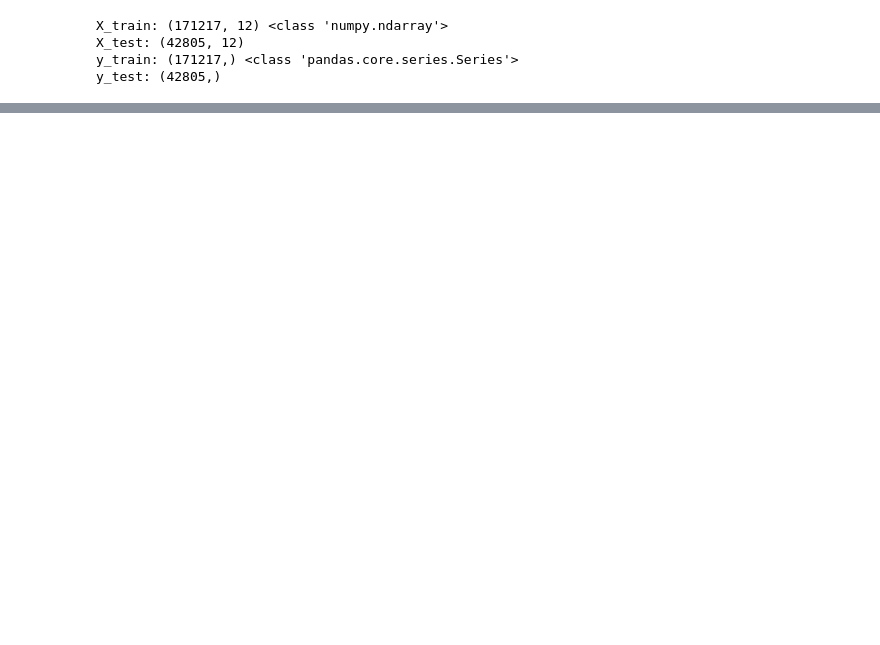
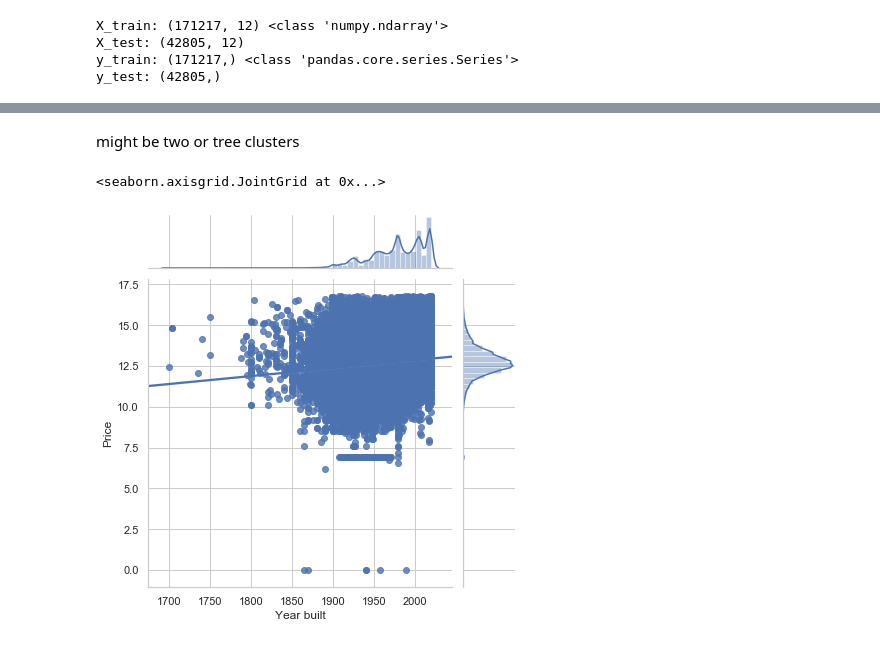
Before and after one commit to Ariellash/Final-DS, a Jupyter notebook: FeaturePreparation.ipynb, the cells around one changed output, grey strips where cells are left out. Cells and saved outputs as stored; diff of their text form; code cells hidden in the pictures; blank space fills up the shorter version.

```diff
--- a/FeaturePreparation.ipynb
+++ b/FeaturePreparation.ipynb
@@ -220,0 +276,7 @@ with open('test_example.json', 'w') as json_file:
+# %% [markdown]
+might be two or tree clusters
+# %%
+sns.jointplot(x = 'Year built', y = 'Price', data = data, kind = 'reg')
+# %% [output]
+<seaborn.axisgrid.JointGrid at 0x...>
+[figure, added]
```
Also changed, not shown: parts of 31 cells of this notebook.
